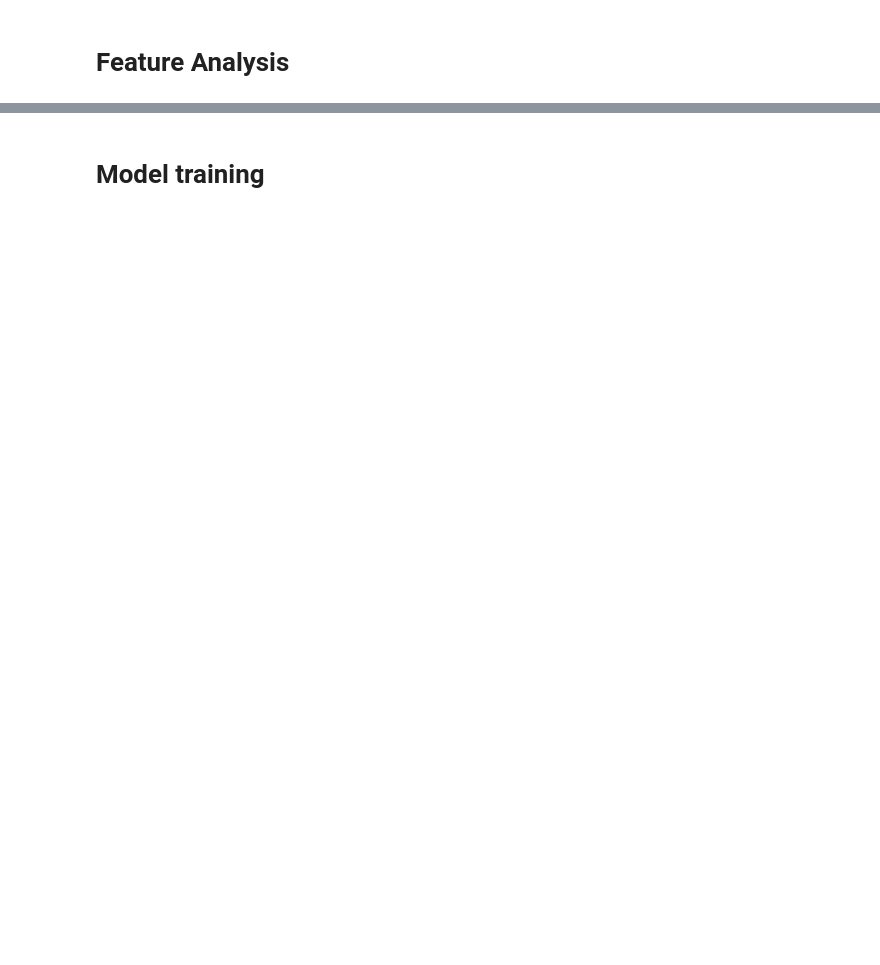
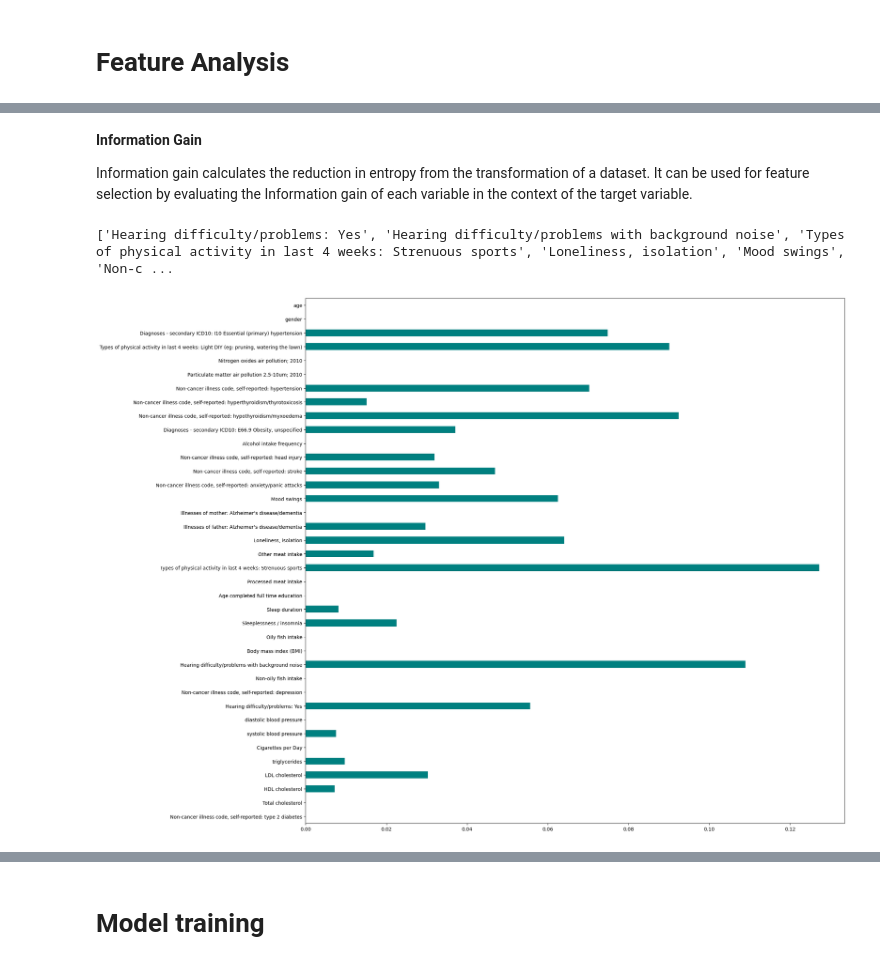
Before and after one commit to Mashiatmm/AD_Project_Thesis, a Jupyter notebook: genetic data/Mashiat_Main_Notebook.ipynb, the cells around one changed output, grey strips where cells are left out. Saved outputs shown, nothing was run; the diff lists cells and outputs as text; code cells hidden in the pictures; blank space fills up the shorter version.

Commit message:
Feature Selection Added

```diff
--- a/genetic data/Mashiat_Main_Notebook.ipynb
+++ b/genetic data/Mashiat_Main_Notebook.ipynb
@@ -69,5 +72,5 @@ zstd                      1.3.7                h508b16e_0
 # %%
-Final_Samples_path = 'Final_Samples_6yrs.json'
+Final_Samples_path = 'Final_Samples_4yrs.json'
 Final_Samples = json.load(open(Final_Samples_path, 'r'))
 usable_samples_ADNI = json.load(open('./usable_samples_ADNI.json'))
 PRS_orig_feature_matrix = np.load('./PRS_feature_matrix.npy').astype(np.float32)
@@ -670,6 +724,11 @@ Name: output, dtype: int64
 shuffled = df.sample(frac=1).reset_index()
 # print(shuffled.columns)
 shuffled = shuffled.drop( ['index'], axis = 1 )
+
+
+#  dropping alcohol recommended columns
+shuffled = shuffled.drop(['Ever had known person concerned about, or recommend reduction of, alcohol consumption: No', 'Ever had known person concerned about, or recommend reduction of, alcohol consumption: Yes, but not in the last year', 'Ever had known person concerned about, or recommend reduction of, alcohol consumption: Yes, during the last year'], axis = 1)
+
 print( shuffled.head() )
 
 # dropping last / output column in df
@@ -739,0 +802,2 @@ HDL cholesterol
+# %%
+selected_features = []
@@ -739,0 +807,30 @@ HDL cholesterol
+# %% [markdown]
+**Information Gain**
+
+Information gain calculates the reduction in entropy from the transformation of a dataset. It can be used for feature selection by evaluating the Information gain of each variable in the context of the target variable.
+# %%
+from sklearn.feature_selection import mutual_info_classif
+import matplotlib.pyplot as plt
+%matplotlib inline
+from matplotlib.pyplot import figure
+
+figure(figsize=(20, 20), dpi=100)
+
+importances = mutual_info_classif(shuffled_X, shuffled_Y)
+feat_importances = pd.Series(importances, shuffled.columns[ 0:len(shuffled.columns) - 1 ] )
+important_features = []
+count = 0
+for elem in feat_importances:
+    if elem > 0.05:
+        important_features.append(shuffled.columns[count])
+    count += 1
+print(important_features)
+
+selected_features += important_features
+# print(selected_features)
+
+feat_importances.plot( kind = 'barh', color = 'teal' )
+plt.show()
+# %% [output]
+['Hearing difficulty/problems: Yes', 'Hearing difficulty/problems with background noise', 'Types of physical activity in last 4 weeks: Strenuous sports', 'Loneliness, isolation', 'Mood swings', 'Non-c ...
+[figure, added]
```
Also changed, not shown: parts of 61 cells of this notebook, 6 other files.
